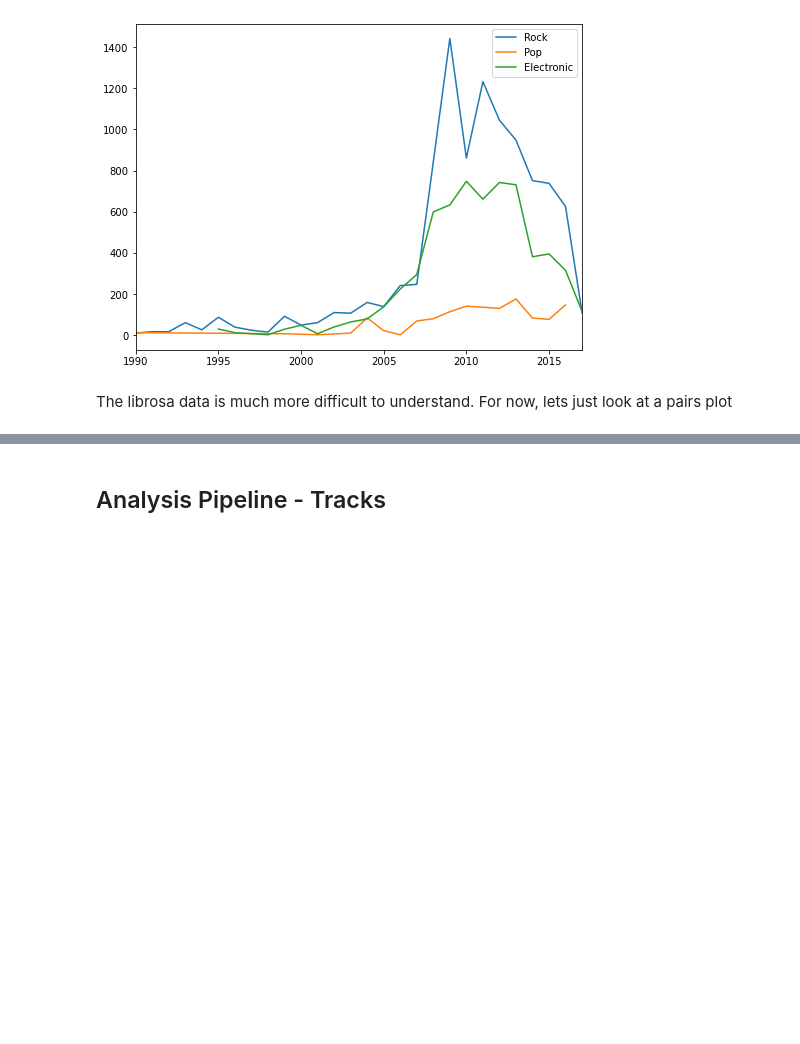
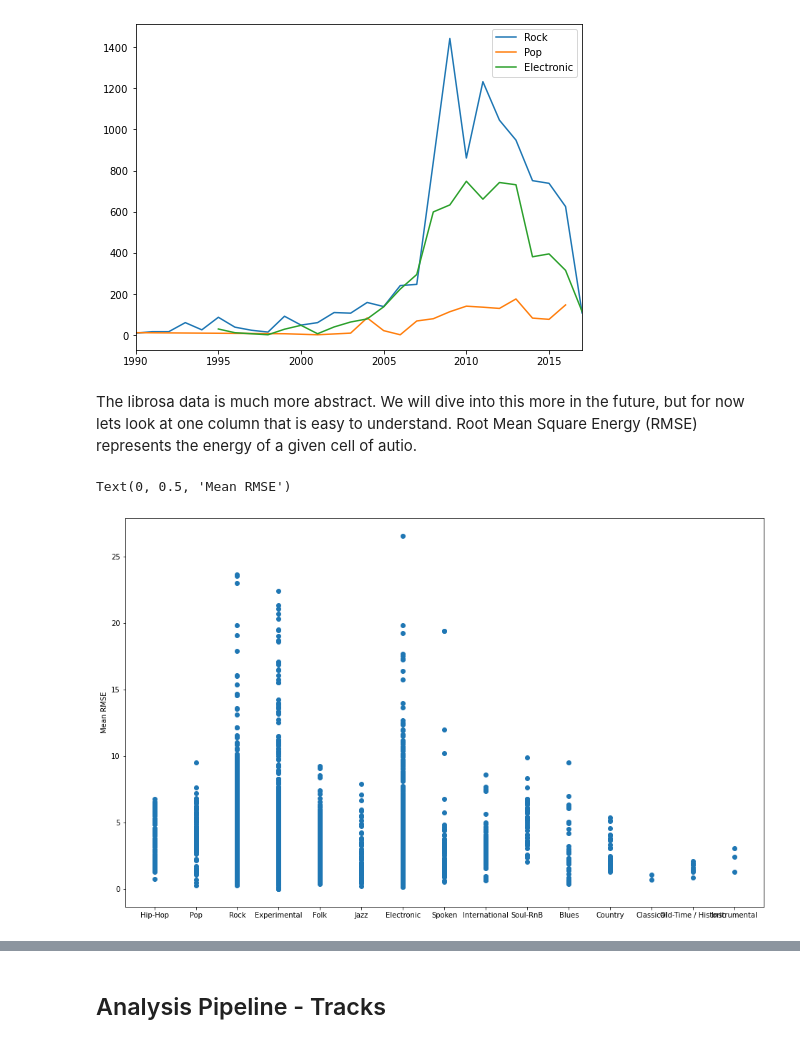
Before and after one commit to Rock-it-science/project-group17-project, a Jupyter notebook: notebooks/analysis1.ipynb, the cells around one changed output, grey strips where cells are left out. Cells and saved outputs as stored; diff of their text form; code cells hidden in the pictures; blank space fills up the shorter version.

```diff
--- a/notebooks/analysis1.ipynb
+++ b/notebooks/analysis1.ipynb
@@ -109,5 +109,3 @@ plt.legend()
 # %% [output]
 <matplotlib.legend.Legend at 0x...>
 [figure]
-# %% [markdown]
-The librosa data is much more difficult to understand. For now, lets just look at a pairs plot
@@ -117,0 +112,17 @@ sns.pairplot(features.loc[:, ('mfcc', 'mean', slice('01','03'))]);
+# %% [markdown]
+The librosa data is much more abstract. We will dive into this more in the future, but for now lets look at one column that is easy to understand.
+Root Mean Square Energy (RMSE) represents the energy of a given cell of autio.
+# %%
+rmse = pd.read_csv("../data/raw/features.csv", nrows=6000, skiprows=[0,1,2], usecols=[0, 395])
+rmse = rmse.rename(columns={"track_id":"track id", "Unnamed: 395":"rmse_mean"})
+track_subset['track id'] = track_subset['track id'].astype(int) # Track ID needs to be int type (it starts as string for some reason)
+rmse_meta = pd.merge(track_subset, rmse, on="track id", how="inner") # Combine metadata with RMSE
+# %%
+plt.figure(figsize=(16,10))
+
+plt.scatter(rmse_meta['genre'], rmse_meta['rmse_mean'])
+
+plt.ylabel("Mean RMSE")
+# %% [output]
+Text(0, 0.5, 'Mean RMSE')
+[figure, added]
```
Also changed, not shown: parts of 10 cells of this notebook.
